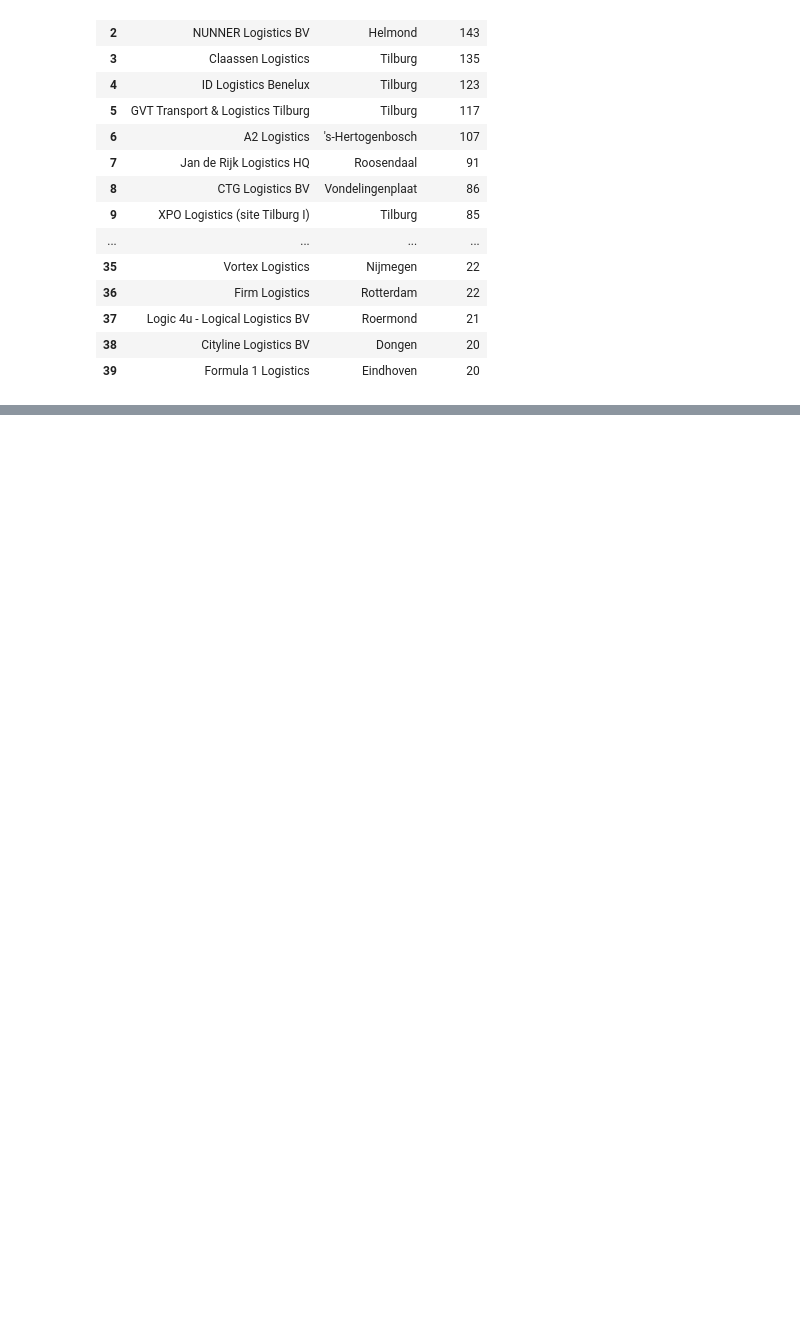
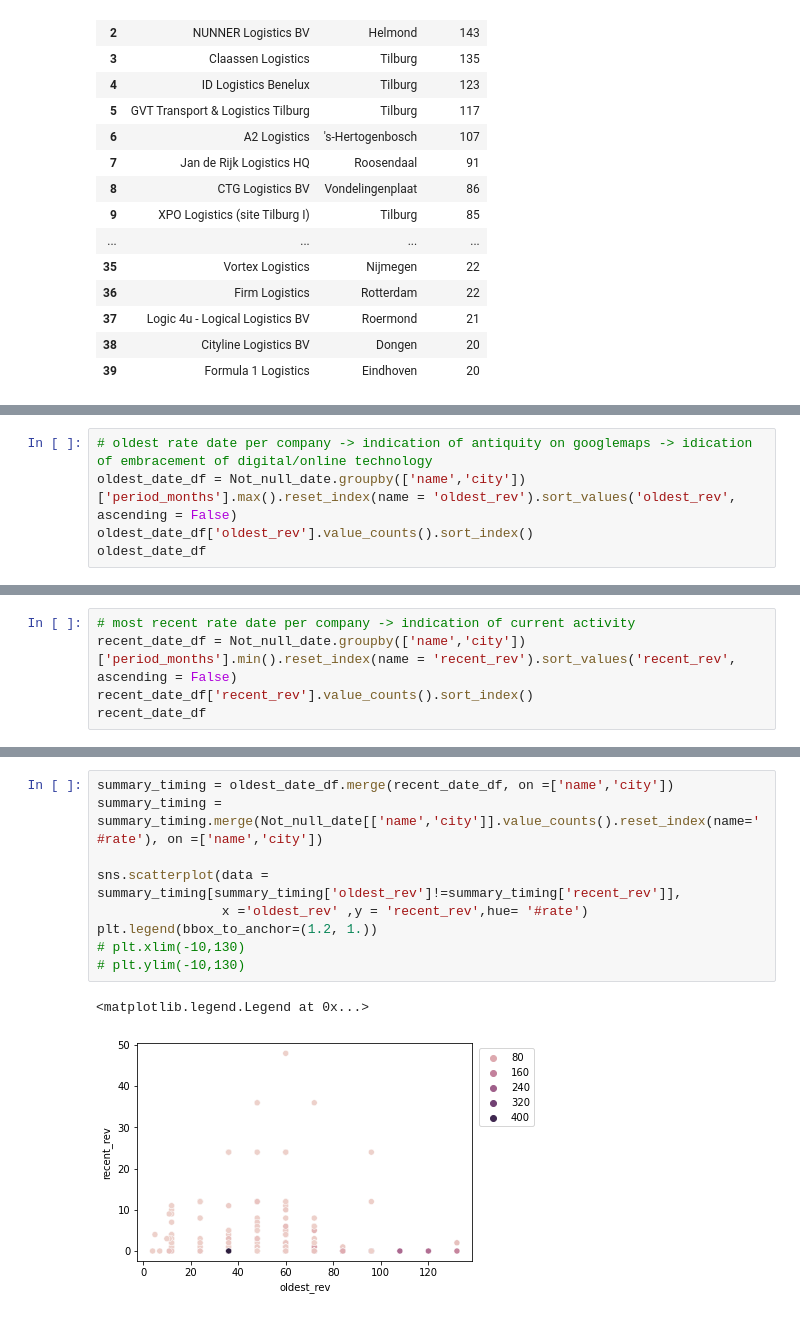
Before and after one commit to GSSaac/TOMlogistics, a Jupyter notebook: gs_WP1_DescriptiveStats.ipynb, the cells around one changed output, grey strips where cells are left out. Drawn from its saved outputs; the diff is of its cells as text; blank space fills up the shorter version.

```diff
--- a/gs_WP1_DescriptiveStats.ipynb
+++ b/gs_WP1_DescriptiveStats.ipynb
@@ -147,0 +215,5 @@ number_reviews_per_company[number_reviews_per_company['#reviews']>=20]
+# %%
+# oldest rate date per company -> indication of antiquity on googlemaps -> idication of embracement of digital/online technology
+oldest_date_df = Not_null_date.groupby(['name','city'])['period_months'].max().reset_index(name = 'oldest_rev').sort_values('oldest_rev', ascending = False)
+oldest_date_df['oldest_rev'].value_counts().sort_index()
+oldest_date_df
@@ -147,0 +234,5 @@ number_reviews_per_company[number_reviews_per_company['#reviews']>=20]
+# %%
+# most recent rate date per company -> indication of current activity
+recent_date_df = Not_null_date.groupby(['name','city'])['period_months'].min().reset_index(name = 'recent_rev').sort_values('recent_rev', ascending = False)
+recent_date_df['recent_rev'].value_counts().sort_index()
+recent_date_df
@@ -147,0 +269,12 @@ number_reviews_per_company[number_reviews_per_company['#reviews']>=20]
+# %%
+summary_timing = oldest_date_df.merge(recent_date_df, on =['name','city'])
+summary_timing = summary_timing.merge(Not_null_date[['name','city']].value_counts().reset_index(name='#rate'), on =['name','city'])
+
+sns.scatterplot(data = summary_timing[summary_timing['oldest_rev']!=summary_timing['recent_rev']],
+                x ='oldest_rev' ,y = 'recent_rev',hue= '#rate')
+plt.legend(bbox_to_anchor=(1.2, 1.))
+# plt.xlim(-10,130)
+# plt.ylim(-10,130)
+# %% [output]
+<matplotlib.legend.Legend at 0x...>
+[figure, added]
```
Also changed, not shown: parts of 11 cells of this notebook, 3 other files.
